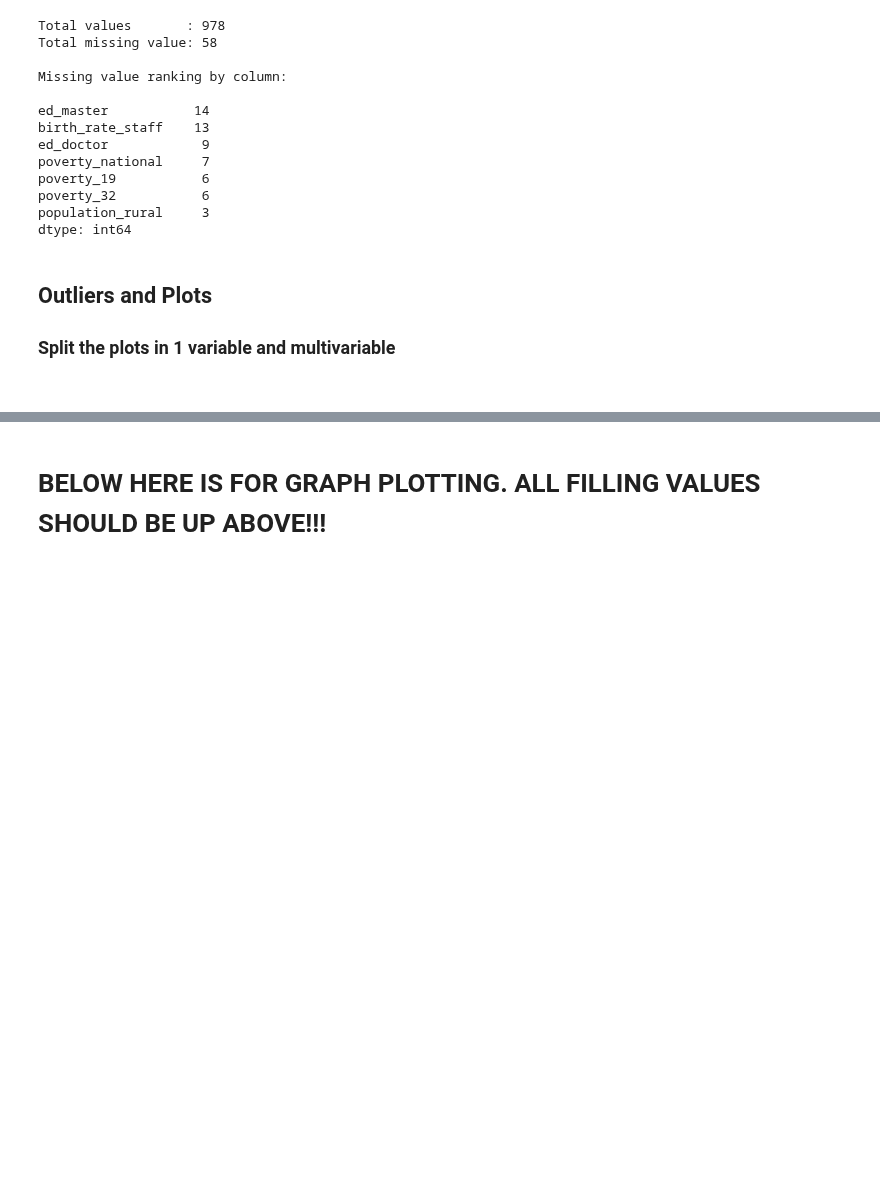
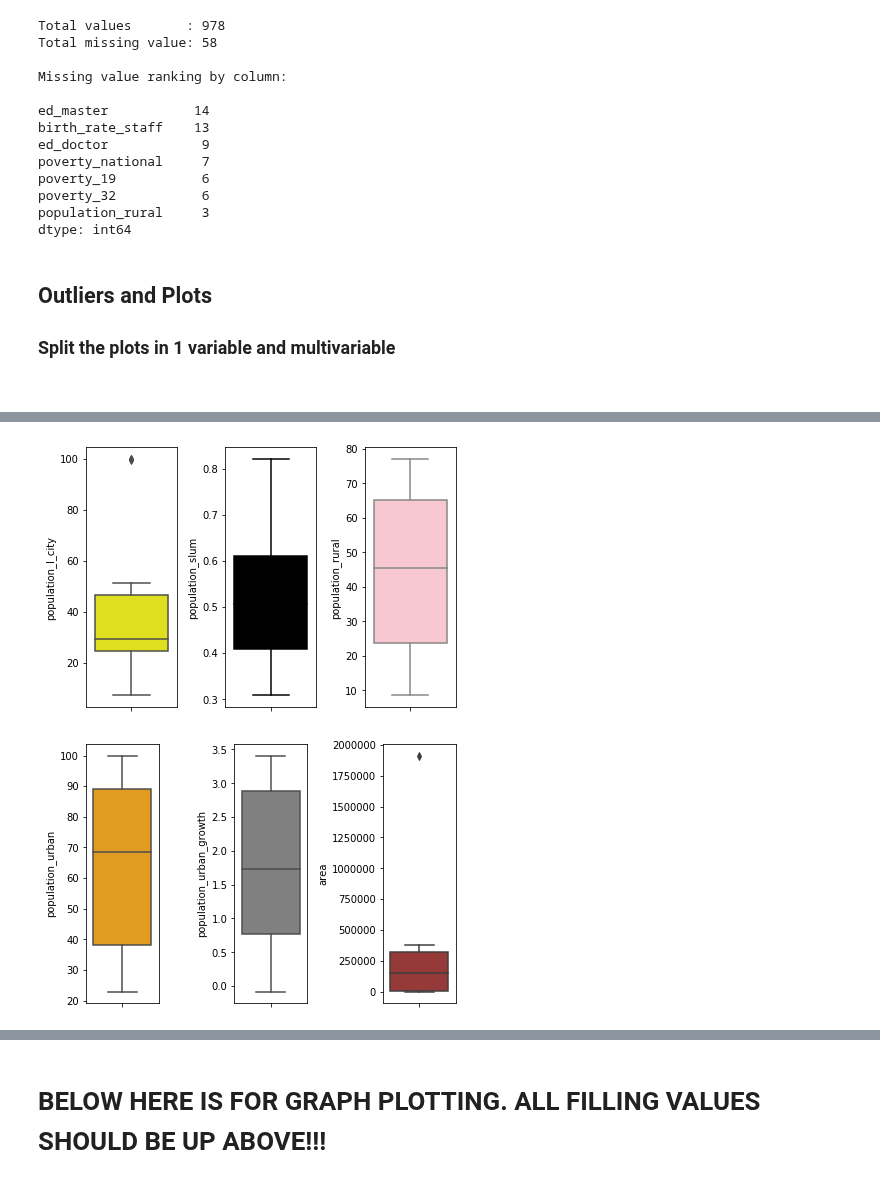
Before and after one commit to georgina1994/Optimus-Primer, a Jupyter notebook: Final Project.ipynb, the cells around one changed output, grey strips where cells are left out. Cells and saved outputs as stored; diff of their text form; code cells hidden in the pictures; blank space fills up the shorter version.

```diff
--- a/Final Project.ipynb
+++ b/Final Project.ipynb
@@ -1866,0 +1904,30 @@ dtype: int64
+# %%
+#Environment variables#
+#VISUAL OULIER DETECTION#
+
+plt.subplot (1,3,1)
+sns.boxplot(y = population_l_city, data = revised_data, color = 'yellow')
+
+plt.subplot (1,3,2)
+sns.boxplot(y = population_slum, data = revised_data, color = 'black')
+
+plt.subplot (1,3,3)
+sns.boxplot(y = population_rural, data = revised_data, color = 'pink')
+
+plt.tight_layout()
+plt.show()
+
+plt.subplot (1,3,1)
+sns.boxplot(y = population_urban, data = revised_data, color = 'orange')
+
+plt.subplot (1,3,2)
+sns.boxplot(y = population_urban_growth, data = revised_data, color = 'grey')
+
+plt.subplot (1,3,3)
+sns.boxplot(y = area, data = revised_data, color = 'brown')
+
+plt.tight_layout()
+plt.show()
+# %% [output]
+[figure, added]
+[figure, added]
```
Also changed, not shown: parts of 4 cells of this notebook.
